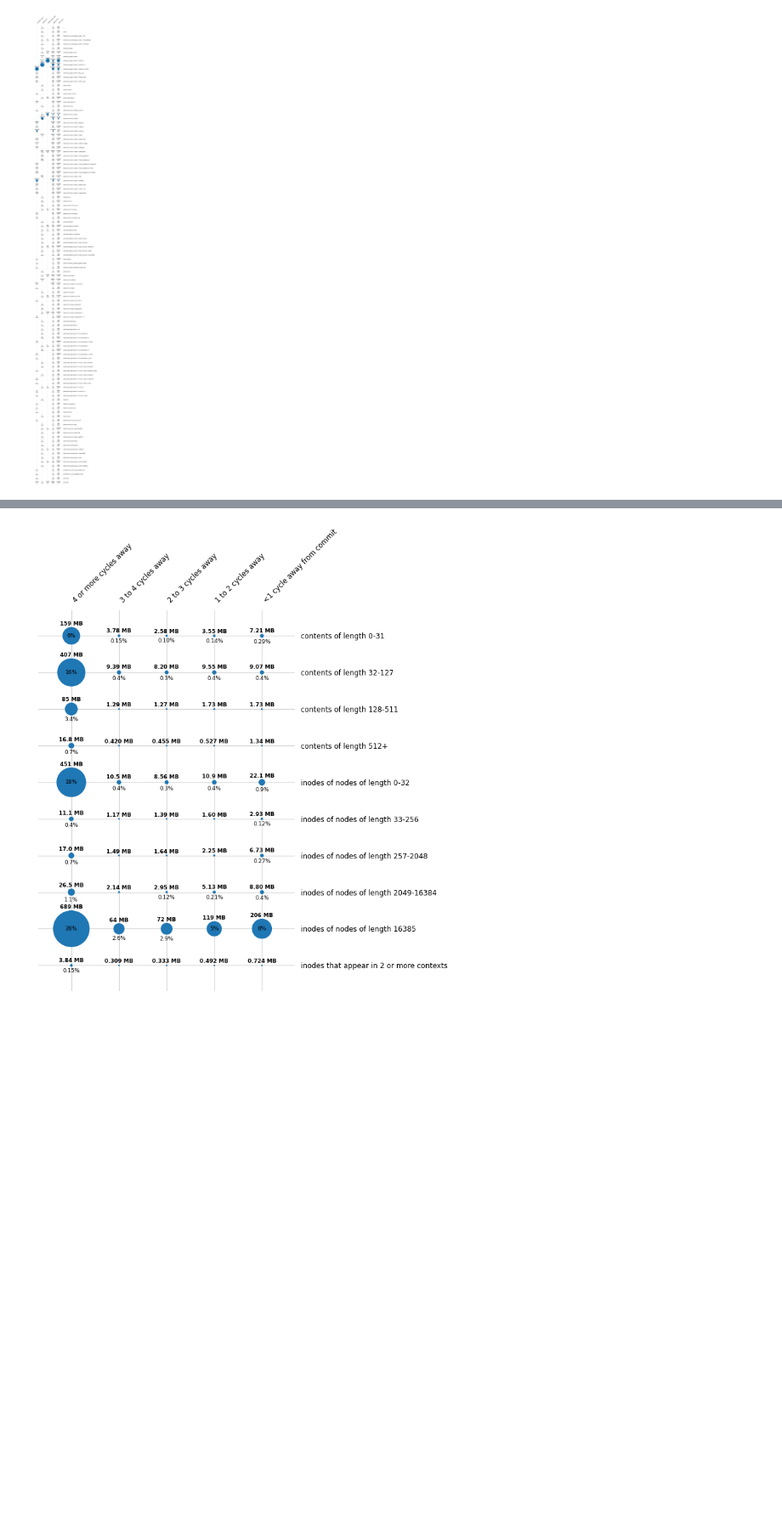
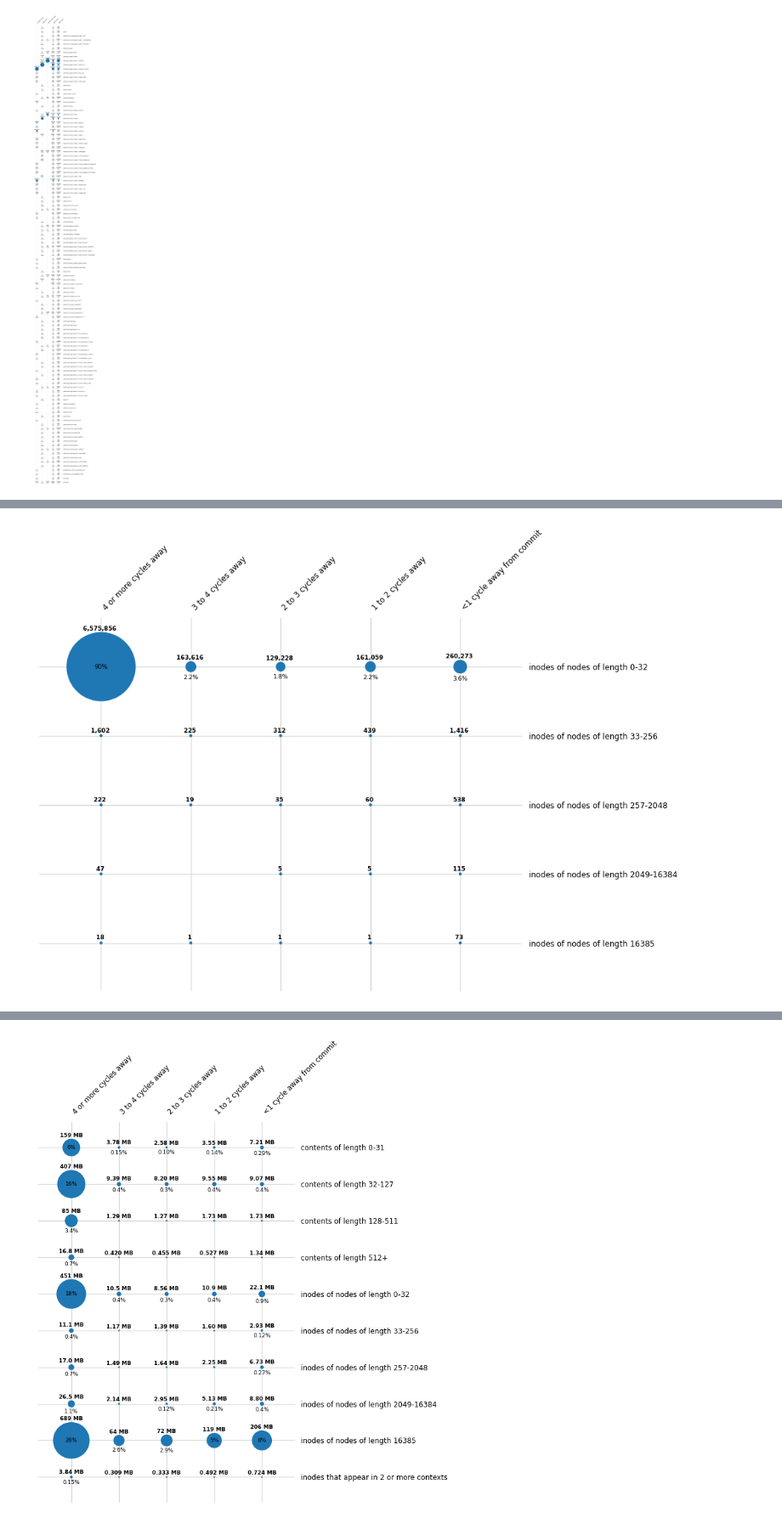
Before and after one commit to Ngoguey42/segment_hangzhou, a Jupyter notebook: tree_of_cycle_445.ipynb, the cells around one changed output, grey strips where cells are left out. Shown at 85% size. Saved outputs shown, nothing was run; the diff lists cells and outputs as text; code cells hidden in the pictures; blank space fills up the shorter version.

```diff
--- a/tree_of_cycle_445.ipynb
+++ b/tree_of_cycle_445.ipynb
@@ -113,0 +114,5 @@ toto
+# %%
+plot_grid_bubble_histo('/tmp/tree_of_cycle_445.ipynb.csv',
+                       'node_count', 'area_distance_from_origin', 'ekind', elide_empty_rows=True)
+# %% [output]
+[figure, added]
```
Also changed, not shown: parts of 18 cells of this notebook, 12 other files.
